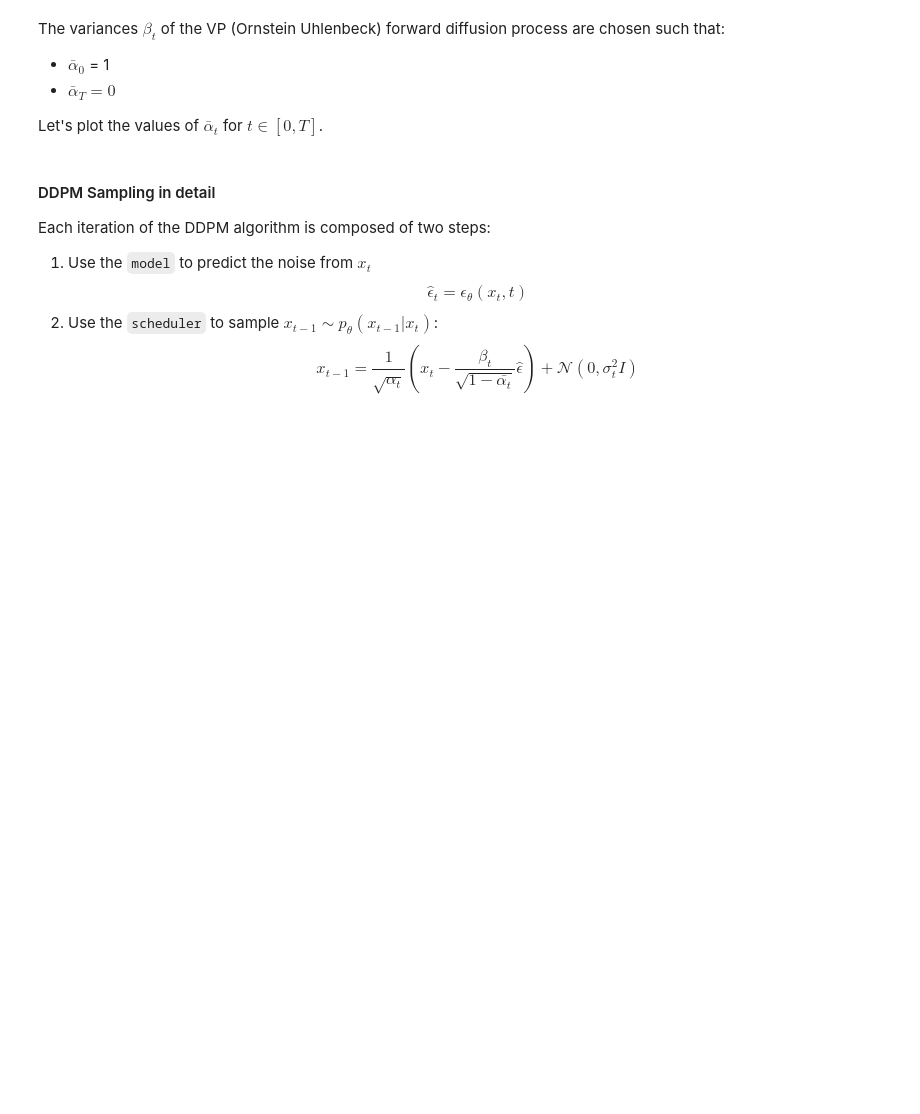
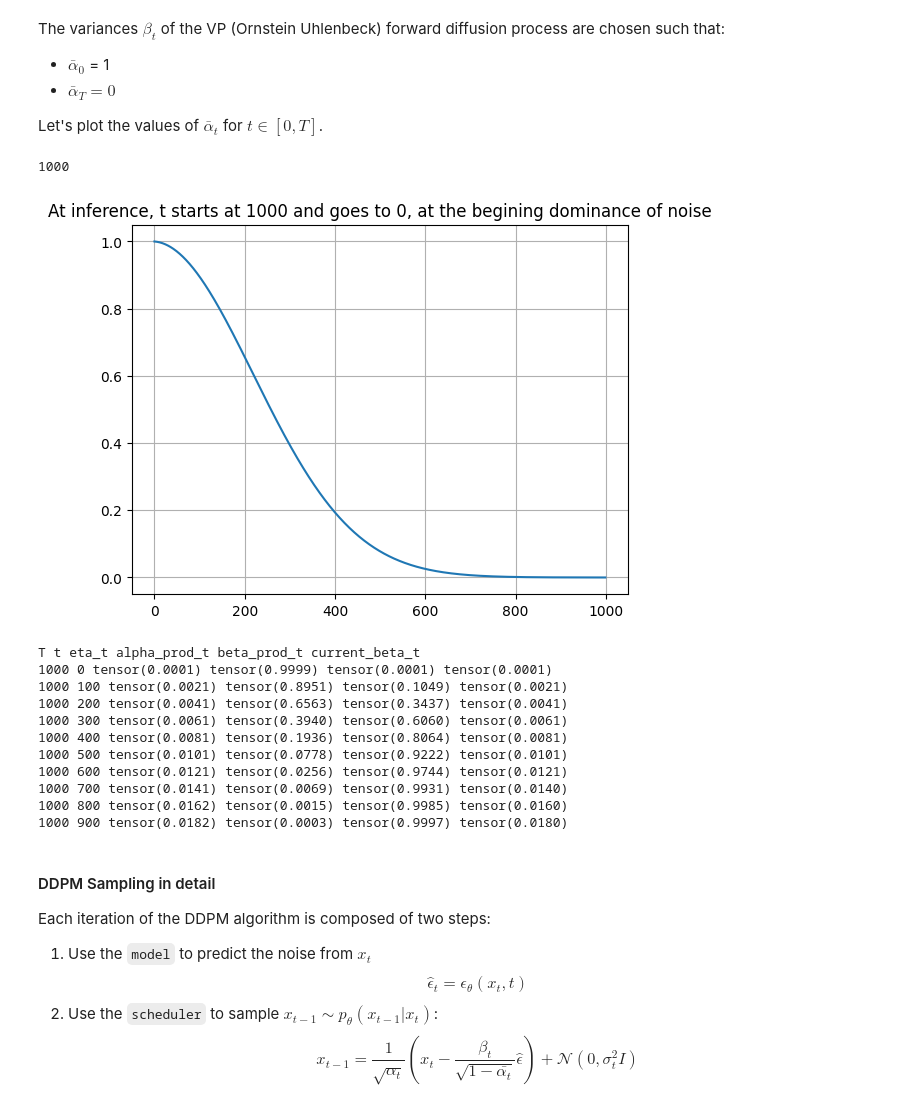
Before and after one commit to balthazarneveu/MVA24-delire, a Jupyter notebook: TP_3/TP-DM.ipynb, the cells around one changed output. Drawn from its saved outputs; the diff is of its cells as text; code cells hidden in the pictures; blank space fills up the shorter version.

```diff
--- a/TP_3/TP-DM.ipynb
+++ b/TP_3/TP-DM.ipynb
@@ -233,20 +247,37 @@ Let's plot the values of $\bar\alpha_t$ for $t \in [0, T]$.
 # %%
 # T = number of timesteps during training
 T = scheduler.num_train_timesteps # 1000
 
 # TI = number of timesteps during inference
 TI = T
 scheduler.set_timesteps(TI)
 print(scheduler.num_inference_steps)
 
 # Get variance schedule
 alpha, alpha_bar, time = scheduler_alphas(scheduler)
 
 # Plot variance schedule
+
 plt.plot(time, alpha_bar, label="alpha_bar")
-
+plt.grid()
+plt.title("At inference, t starts at 1000 and goes to 0, at the begining dominance of noise")
+plt.show()
 # Print variance schedule
 print_scheduler(scheduler, TI, int(TI/10))
+# %% [output]
+1000
+[figure, added]
+T t eta_t alpha_prod_t beta_prod_t current_beta_t
+1000 0 tensor(0.0001) tensor(0.9999) tensor(0.0001) tensor(0.0001)
+1000 100 tensor(0.0021) tensor(0.8951) tensor(0.1049) tensor(0.0021)
+1000 200 tensor(0.0041) tensor(0.6563) tensor(0.3437) tensor(0.0041)
+1000 300 tensor(0.0061) tensor(0.3940) tensor(0.6060) tensor(0.0061)
+1000 400 tensor(0.0081) tensor(0.1936) tensor(0.8064) tensor(0.0081)
+1000 500 tensor(0.0101) tensor(0.0778) tensor(0.9222) tensor(0.0101)
+1000 600 tensor(0.0121) tensor(0.0256) tensor(0.9744) tensor(0.0121)
+1000 700 tensor(0.0141) tensor(0.0069) tensor(0.9931) tensor(0.0140)
+1000 800 tensor(0.0162) tensor(0.0015) tensor(0.9985) tensor(0.0160)
+1000 900 tensor(0.0182) tensor(0.0003) tensor(0.9997) tensor(0.0180)
 # %% [markdown]
 #### DDPM Sampling in detail
 
```
Also changed, not shown: parts of 13 cells of this notebook, 3 other files.
